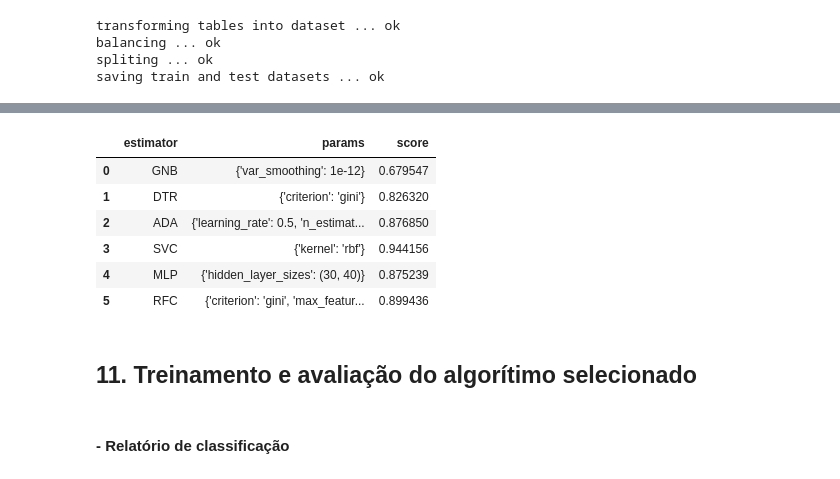
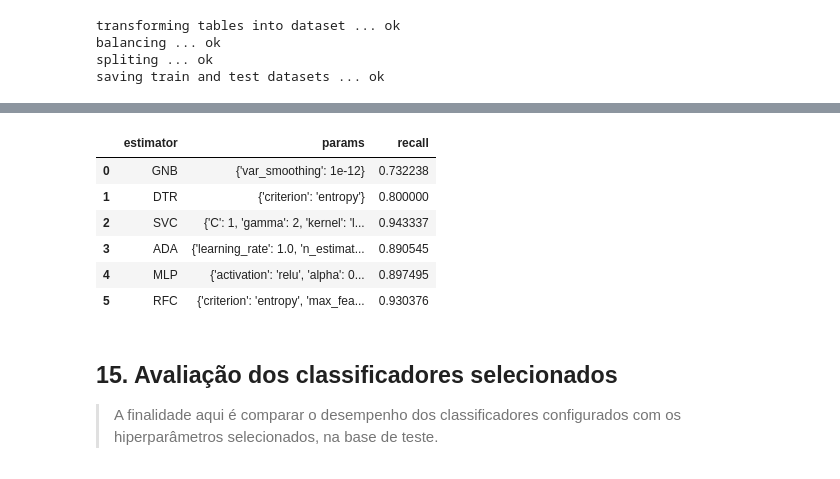
Before and after one commit to Iran-AP-BR/siconv-data, a Jupyter notebook: jupyter/notebooks/model training.ipynb, the cells around one changed output, grey strips where cells are left out. Drawn from its saved outputs; the diff is of its cells as text; code cells hidden in the pictures.

```diff
--- a/jupyter/notebooks/model training.ipynb
+++ b/jupyter/notebooks/model training.ipynb
@@ -310,8 +318,8 @@ def make_train_test_bases(**tables):
 > Esta função retorna o melhor score obtido e os hiperparâmetros correspondentes.
 # %%
 def get_tuned_estimator(X, y, estimator, param_dist, scoring='accuracy'):
-    rand = GridSearchCV(estimator, param_dist, cv=10, scoring=scoring)
+    rand = GridSearchCV(estimator, param_dist, cv=10, refit=True, scoring=scoring)
     rand.fit(X, y['INSUCESSO'])
 
-    return rand.best_params_, rand.best_score_
+    return rand
 # %% [markdown]
@@ -445,11 +457,15 @@ estimators_list = [
     }
 ]
 # %%
-best_estimators = pd.DataFrame(data=[], columns=['estimator', 'params', 'score'])
+scoring = 'recall'
+classifiers = {}
+best_estimators = pd.DataFrame(data=[], columns=['estimator', 'params', scoring])
 
 for est in estimators_list:
     print(f"estimator: {est['name']} --> ", end='')
-    params, score = get_tuned_estimator(X_train, y_train, estimator=est['estimator'], param_dist=est['param_dist'], scoring='precision')
+    gs = get_tuned_estimator(X_train, y_train, estimator=est['estimator'], param_dist=est['param_dist'], scoring=scoring)
+    params, score = gs.best_params_, gs.best_score_
     best_estimators = pd.concat([best_estimators, pd.DataFrame([[est['name'], str(params.copy()), score]], columns=best_estimators.columns)], axis=0, ignore_index=True, sort=False)
-    print(f'{score}')
+    classifiers[est['name']] = (gs.best_estimator_, params.copy())
+    print(f'{scoring} = {score}')
 # %% [output]
@@ -467,13 +483,16 @@ best_estimators.plot.bar(x='estimator', y='score', logy=False, ylim=[0, 1], grid
 # %%
-best_estimators
+from IPython.display import HTML
+
+HTML(best_estimators.to_html())
 # %% [output]
-|  | estimator | params | score |
-| 0 | GNB | {'var_smoothing': 1e-12} | 0.679547 |
-| 1 | DTR | {'criterion': 'gini'} | 0.826320 |
-| 2 | ADA | {'learning_rate': 0.5, 'n_estimat... | 0.876850 |
-| 3 | SVC | {'kernel': 'rbf'} | 0.944156 |
-| 4 | MLP | {'hidden_layer_sizes': (30, 40)} | 0.875239 |
-| 5 | RFC | {'criterion': 'gini', 'max_featur... | 0.899436 |
+|  | estimator | params | recall |
+| 0 | GNB | {'var_smoothing': 1e-12} | 0.732238 |
+| 1 | DTR | {'criterion': 'entropy'} | 0.800000 |
+| 2 | SVC | {'C': 1, 'gamma': 2, 'kernel': 'l... | 0.943337 |
+| 3 | ADA | {'learning_rate': 1.0, 'n_estimat... | 0.890545 |
+| 4 | MLP | {'activation': 'relu', 'alpha': 0... | 0.897495 |
+| 5 | RFC | {'criterion': 'entropy', 'max_fea... | 0.930376 |
 # %% [markdown]
 
-## 11. Treinamento e avaliação do algorítimo selecionado
+## 15. Avaliação dos classificadores selecionados
+> A finalidade aqui é comparar o desempenho dos classificadores configurados com os hiperparâmetros selecionados, na base de teste.
@@ -483,5 +499,3 @@ clf = SVC(gamma=2, C=1).fit(X_train, y_train['INSUCESSO'])
-# %% [markdown]
-#### - Relatório de classificação
 # %%
 #evaluation
 X_test, y_test = load_bases(type='test')
```
Also changed, not shown: parts of 30 cells of this notebook, 20 other files.
